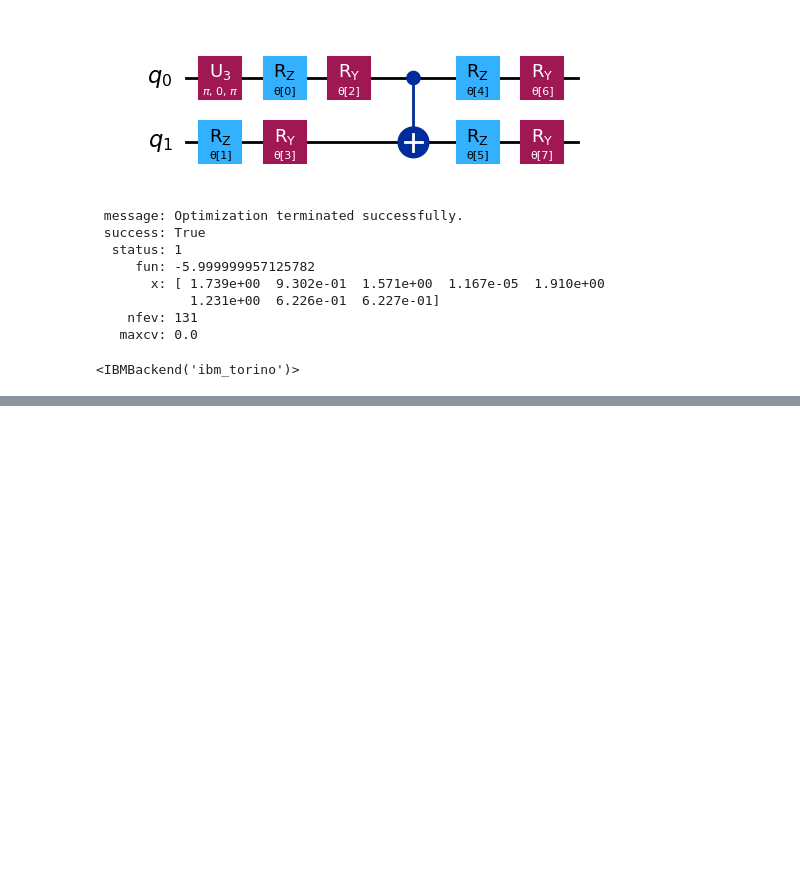
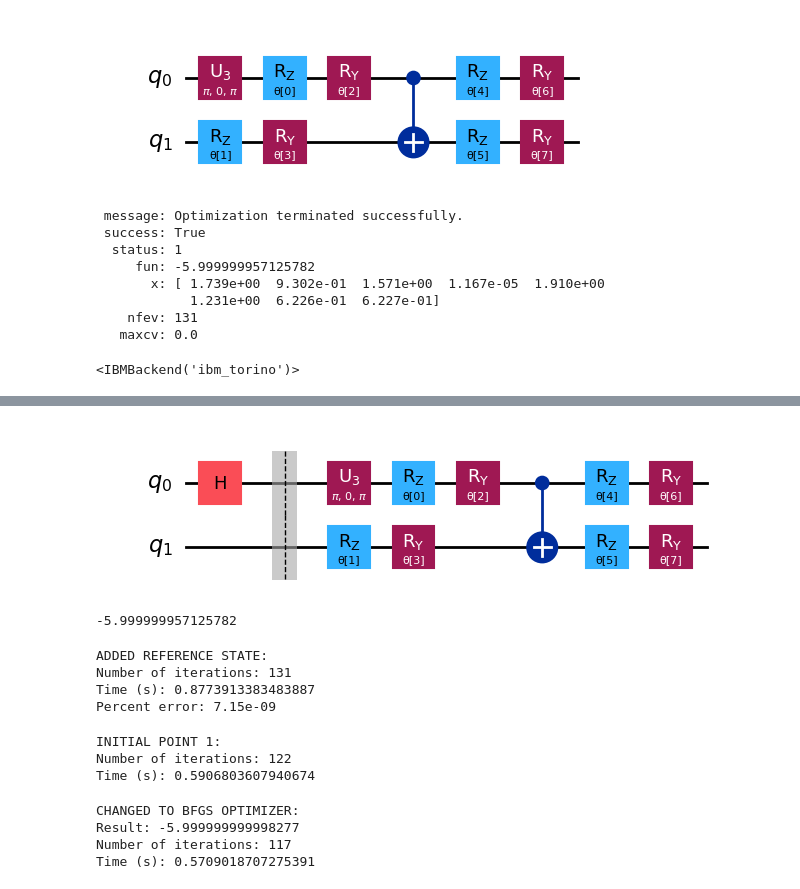
Before and after one commit to kibrahim757/qiskit_generated_code_samples, a Jupyter notebook: 12_variational_alogrithm_design.ipynb, the cells around one changed output, grey strips where cells are left out. Drawn from its saved outputs; the diff is of its cells as text; code cells hidden in the pictures; blank space fills up the shorter version.

```diff
--- a/12_variational_alogrithm_design.ipynb
+++ b/12_variational_alogrithm_design.ipynb
@@ -749,0 +893,19 @@ print(backend)
+# %%
+from qiskit.circuit.library import TwoLocal
+from qiskit import QuantumCircuit
+
+import numpy as np
+
+reference_circuit = QuantumCircuit(2)
+reference_circuit.x(0)
+
+variational_form = TwoLocal(
+    2,
+    rotation_blocks=["rz", "ry"],
+    entanglement_blocks="cx",
+    entanglement="linear",
+    reps=1,
+)
+raw_ansatz = reference_circuit.compose(variational_form)
+
+raw_ansatz.decompose().draw("mpl")
@@ -749,0 +986,11 @@ print(backend)
+# %%
+reference = QuantumCircuit(2)
+reference.h(0)
+# Include barrier to separate reference from variational form
+reference.barrier()
+
+ref_ansatz = raw_ansatz.decompose().compose(reference, front=True)
+
+ref_ansatz.draw("mpl")
+# %% [output]
+[figure, added]
@@ -749,0 +1008,19 @@ print(backend)
+# %%
+experimental_min_eigenvalue_ref = cost_func_vqe(
+    result.x, raw_ansatz, observable_1, estimator
+)
+print(experimental_min_eigenvalue_ref)
+# %% [output]
+-5.999999957125782
+# %%
+print("ADDED REFERENCE STATE:")
+print(f"""Number of iterations: {result.nfev}""")
+print(f"""Time (s): {execution_time}""")
+print(
+    f"Percent error: {abs((experimental_min_eigenvalue_ref - solution_eigenvalue)/solution_eigenvalue):.2e}"
+)
+# %% [output]
+ADDED REFERENCE STATE:
+Number of iterations: 131
+Time (s): 0.8773913383483887
+Percent error: 7.15e-09
@@ -749,0 +1040,8 @@ print(backend)
+# %%
+print("INITIAL POINT 1:")
+print(f"""Number of iterations: {x0_1_result.nfev}""")
+print(f"""Time (s): {execution_time}""")
+# %% [output]
+INITIAL POINT 1:
+Number of iterations: 122
+Time (s): 0.5906803607940674
@@ -749,0 +1072,10 @@ print(backend)
+# %%
+print("CHANGED TO BFGS OPTIMIZER:")
+print(f"""Result: {result.fun}""")
+print(f"""Number of iterations: {result.nfev}""")
+print(f"""Time (s): {execution_time}""")
+# %% [output]
+CHANGED TO BFGS OPTIMIZER:
+Result: -5.999999999998277
+Number of iterations: 117
+Time (s): 0.5709018707275391
```
Also changed, not shown: parts of 34 cells of this notebook.
